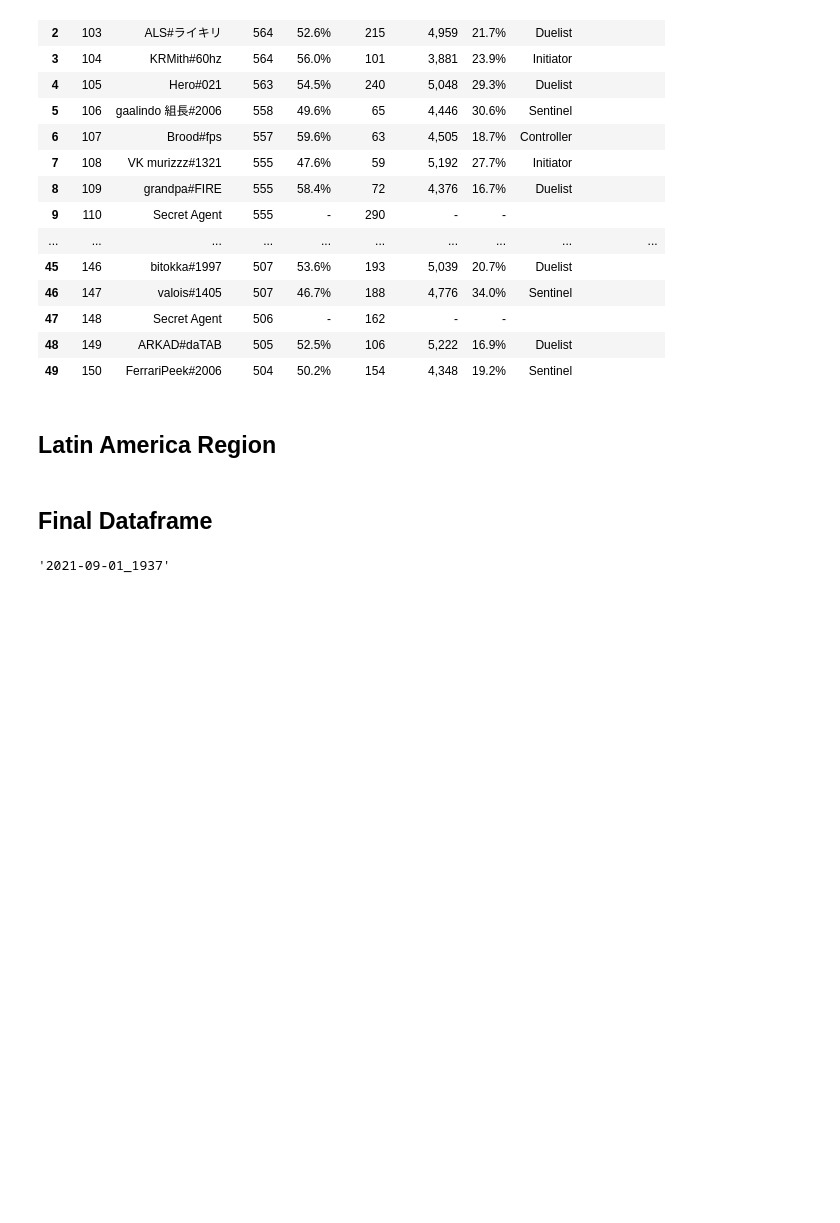
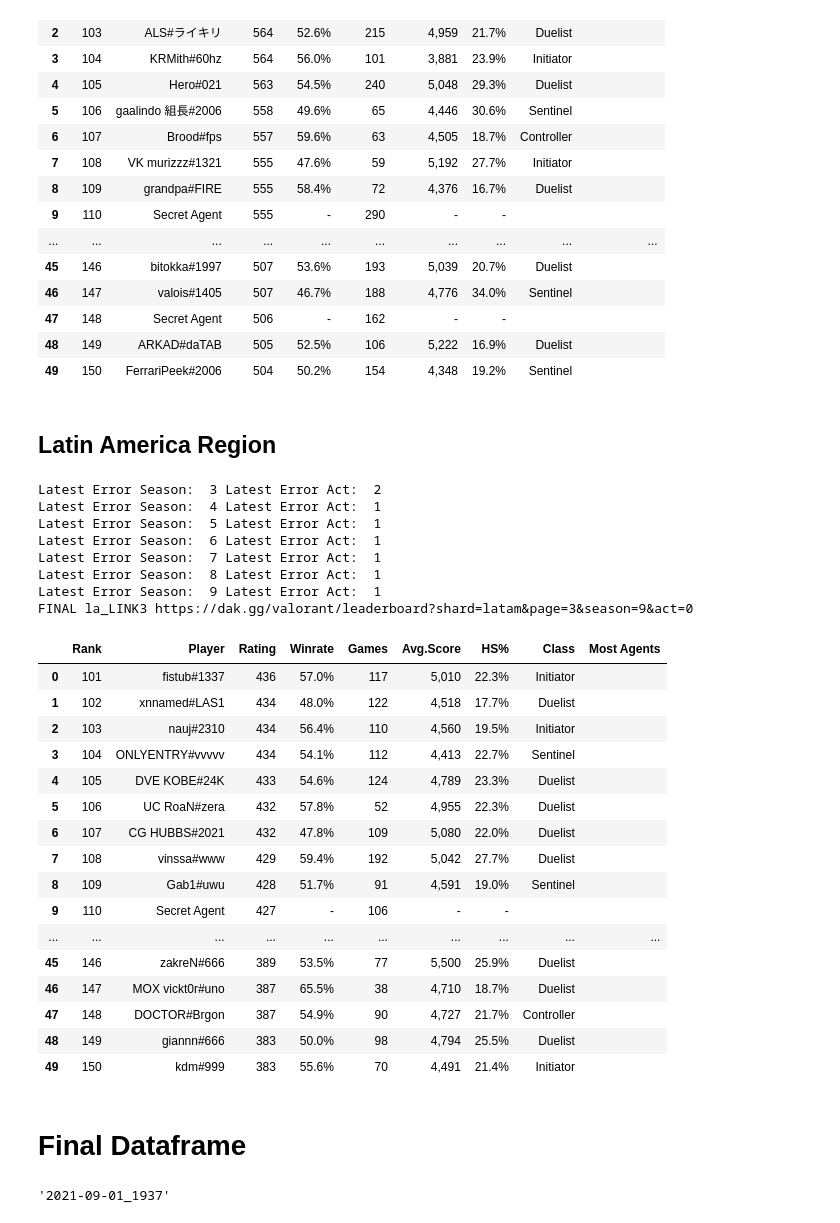
Before and after one commit to ericyeonpark/valorant-top500-analysis, a Jupyter notebook: notebooks/Valorant_WebScraping.ipynb, the cells around one changed output. Saved outputs shown, nothing was run; the diff lists cells and outputs as text; code cells hidden in the pictures; blank space fills up the shorter version.

Commit message:
created create_link_ap function

```diff
--- a/notebooks/Valorant_WebScraping.ipynb
+++ b/notebooks/Valorant_WebScraping.ipynb
@@ -674,5 +714,39 @@ df_LA.drop(columns= 'Most Agents', inplace=True)
+# %%
+# test create_link_la
+
+la_link1, la_link2, la_link3, la_link4, la_link5, \
+        la_link6, la_link7, la_link8, la_link9, la_link10 = create_link_la()
+
+print('FINAL la_LINK3', la_link3)
+scrape(la_link3)
+# %% [output]
+Latest Error Season:  3 Latest Error Act:  2
+Latest Error Season:  4 Latest Error Act:  1
+Latest Error Season:  5 Latest Error Act:  1
+Latest Error Season:  6 Latest Error Act:  1
+Latest Error Season:  7 Latest Error Act:  1
+Latest Error Season:  8 Latest Error Act:  1
+Latest Error Season:  9 Latest Error Act:  1
+FINAL la_LINK3 https://dak.gg/valorant/leaderboard?shard=latam&page=3&season=9&act=0
+|  | Rank | Player | Rating | Winrate | Games | Avg.Score | HS% | Class | Most Agents |
+| 0 | 101 | fistub#1337 | 436 | 57.0% | 117 | 5,010 | 22.3% | Initiator |  |
+| 1 | 102 | xnnamed#LAS1 | 434 | 48.0% | 122 | 4,518 | 17.7% | Duelist |  |
+| 2 | 103 | nauj#2310 | 434 | 56.4% | 110 | 4,560 | 19.5% | Initiator |  |
+| 3 | 104 | ONLYENTRY#vvvvv | 434 | 54.1% | 112 | 4,413 | 22.7% | Sentinel |  |
+| 4 | 105 | DVE KOBE#24K | 433 | 54.6% | 124 | 4,789 | 23.3% | Duelist |  |
+| 5 | 106 | UC RoaN#zera | 432 | 57.8% | 52 | 4,955 | 22.3% | Duelist |  |
+| 6 | 107 | CG HUBBS#2021 | 432 | 47.8% | 109 | 5,080 | 22.0% | Duelist |  |
+| 7 | 108 | vinssa#www | 429 | 59.4% | 192 | 5,042 | 27.7% | Duelist |  |
+| 8 | 109 | Gab1#uwu | 428 | 51.7% | 91 | 4,591 | 19.0% | Sentinel |  |
+| 9 | 110 | Secret Agent | 427 | - | 106 | - | - |  |  |
+| ... | ... | ... | ... | ... | ... | ... | ... | ... | ... |
+| 45 | 146 | zakreN#666 | 389 | 53.5% | 77 | 5,500 | 25.9% | Duelist |  |
+| 46 | 147 | MOX vickt0r#uno | 387 | 65.5% | 38 | 4,710 | 18.7% | Duelist |  |
+| 47 | 148 | DOCTOR#Brgon | 387 | 54.9% | 90 | 4,727 | 21.7% | Controller |  |
+| 48 | 149 | giannn#666 | 383 | 50.0% | 98 | 4,794 | 25.5% | Duelist |  |
+| 49 | 150 | kdm#999 | 383 | 55.6% | 70 | 4,491 | 21.4% | Initiator |  |
 # %% [markdown]
-## Final Dataframe
+# Final Dataframe
 # %%
 #Combine all region dataframes
 df_final = pd.concat([df_NA,
```
Also changed, not shown: parts of 1 cell of this notebook.
